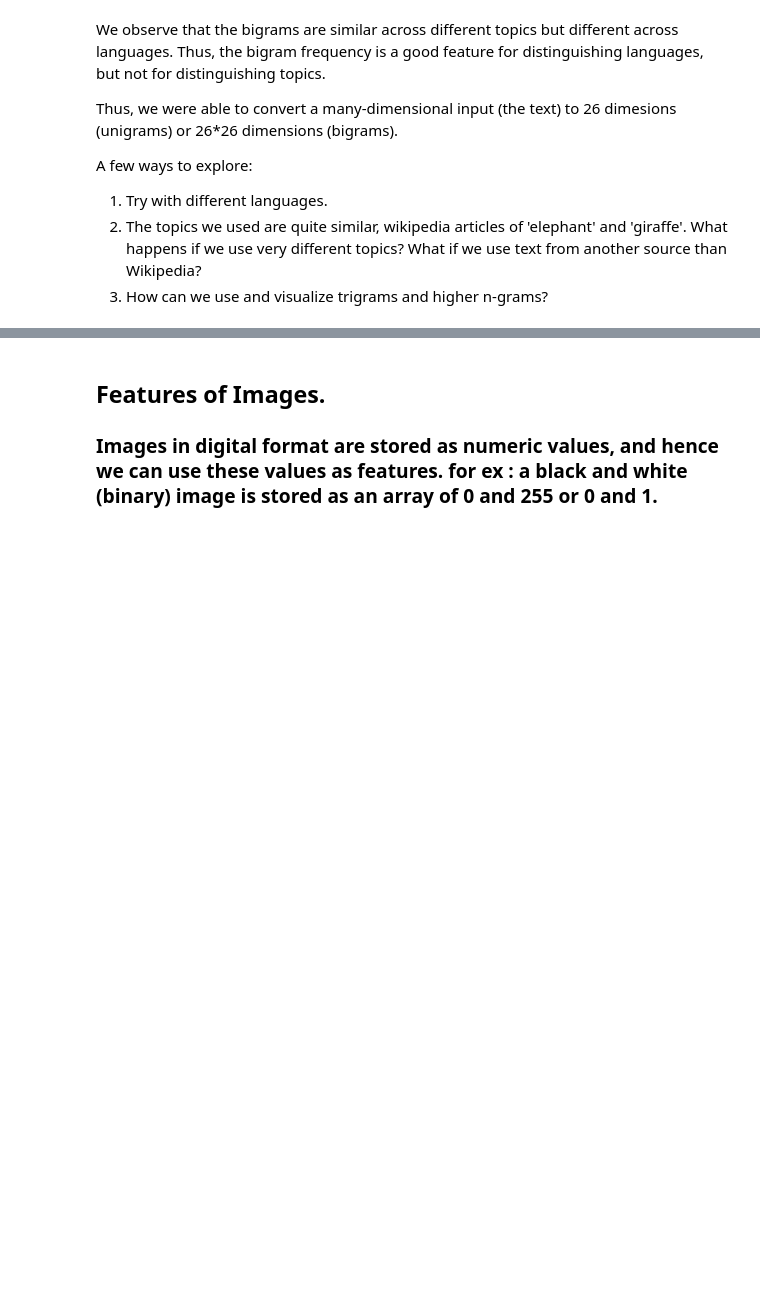
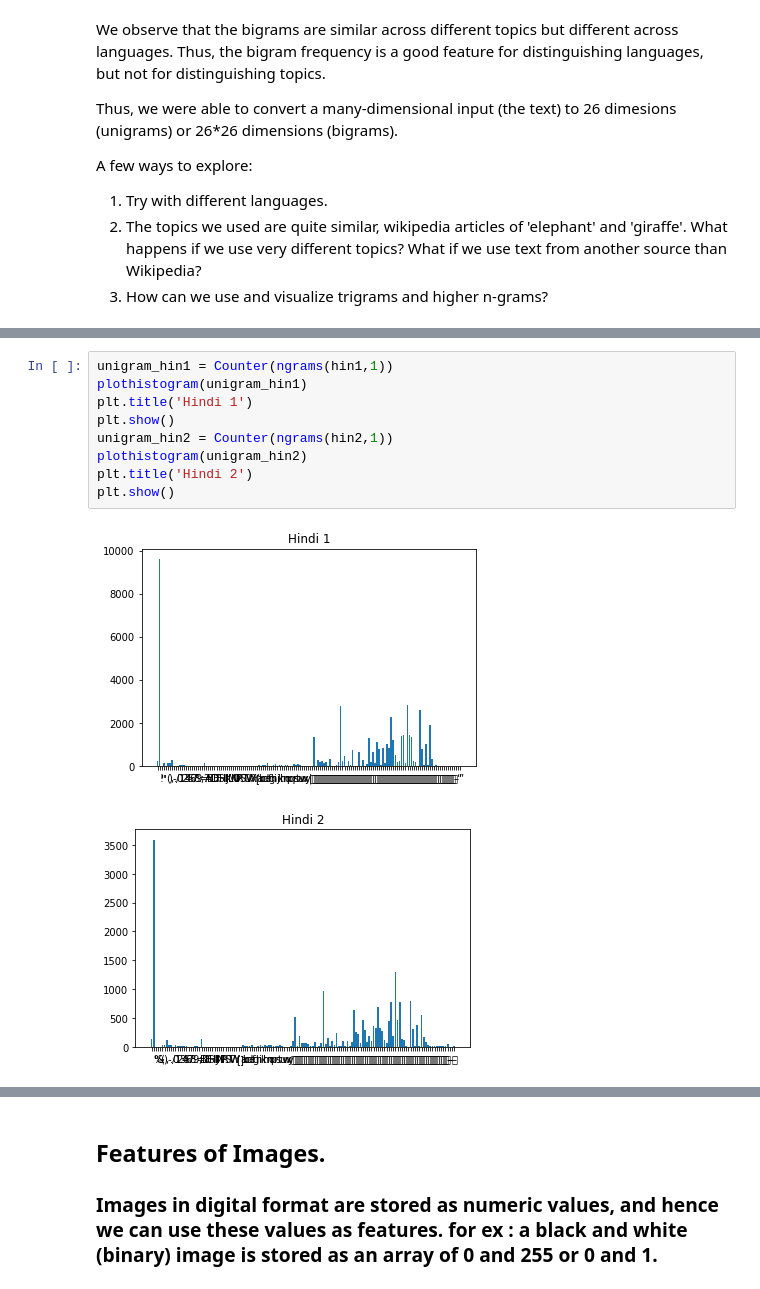
Before and after one commit to itzwow/FMML_August_AmitBera, a Jupyter notebook: Lab2_20fmml20220111_FMML_Aug22_M1Lab2_DataFeatures&Augmentation.ipynb, the cells around one changed output, grey strips where cells are left out. Cells and saved outputs as stored; diff of their text form; blank space fills up the shorter version.

```diff
--- a/Lab2_20fmml20220111_FMML_Aug22_M1Lab2_DataFeatures&Augmentation.ipynb
+++ b/Lab2_20fmml20220111_FMML_Aug22_M1Lab2_DataFeatures&Augmentation.ipynb
@@ -332,0 +410,12 @@ A few ways to explore:
+# %%
+unigram_hin1 = Counter(ngrams(hin1,1))
+plothistogram(unigram_hin1)
+plt.title('Hindi 1')
+plt.show()
+unigram_hin2 = Counter(ngrams(hin2,1))
+plothistogram(unigram_hin2)
+plt.title('Hindi 2')
+plt.show()
+# %% [output]
+[figure, added]
+[figure, added]
```
Also changed, not shown: parts of 28 cells of this notebook.
